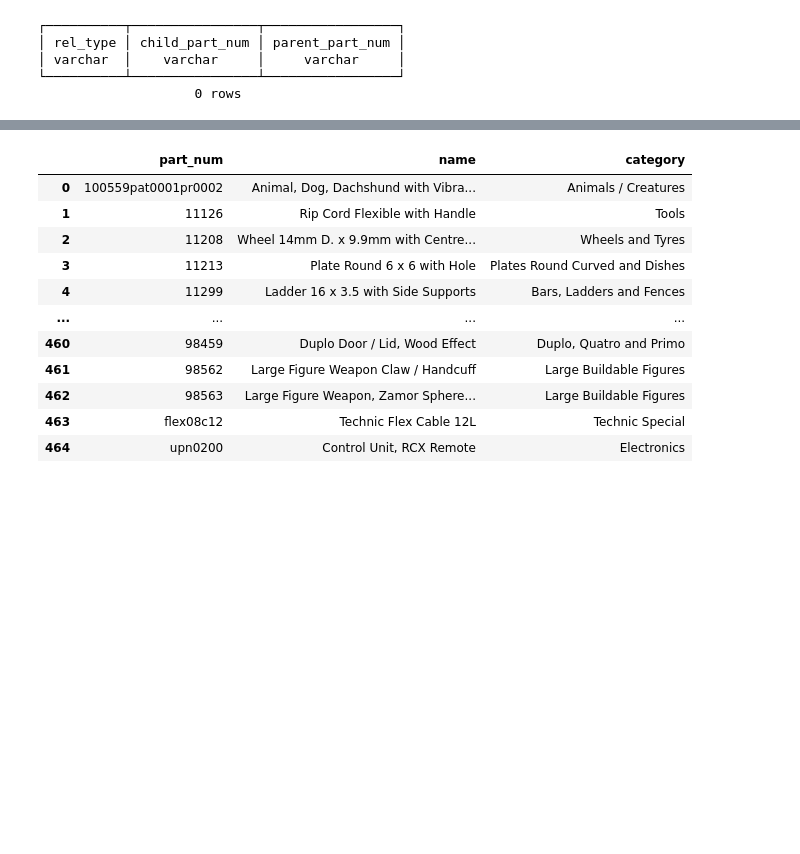
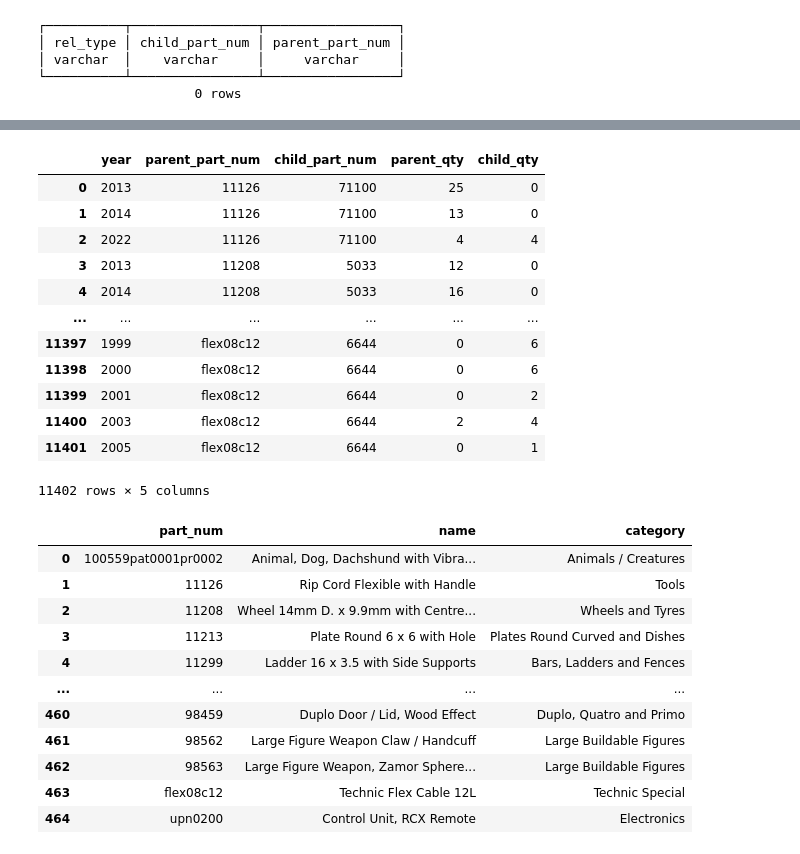
Before and after one commit to r4y856/Lego-Parts-Analysis, a Jupyter notebook: data_analysis_1.ipynb, the cells around one changed output, grey strips where cells are left out. Drawn from its saved outputs; the diff is of its cells as text; code cells hidden in the pictures; blank space fills up the shorter version.

```diff
--- a/data_analysis_1.ipynb
+++ b/data_analysis_1.ipynb
@@ -208,15 +130,0 @@ part_qty_per_year
-# %%
-parent_child_parts = duckdb.sql(
-"""
-SELECT
-    min_parent_year,
-    max_parent_year,
-    parent_part_num,
-    child_part_num,
-    min_child_year,
-    max_child_year
-FROM joined
-"""
-).df() #category and part names can be re-joined in Power BI to create a more efficient workflow.
-
-parent_child_parts
@@ -237 +131,65 @@ parent_child_parts
+# %%
+#for each row of parent and child parts, find the quantity of each part used across all sets, for each year that part was in production
+
+part_qty_per_year = duckdb.sql(
+"""
+    WITH generic_part_totals AS( --this CTE is similar to my orignal part_qty_per_year
+        SELECT
+            ip.part_num, -- 'parts' table not needed as part_num is in 'inventory_parts'!
+            s.year,
+            SUM(ip.quantity)::int AS quantity
+        FROM inventory_parts ip
+        JOIN inventories i ON ip.inventory_id = i.id
+        JOIN sets s ON i.set_num = s.set_num
+        GROUP BY ip.part_num, s.year
+    ),
+
+    valid_years_per_relationship AS(
+        SELECT DISTINCT ON (pcp.parent_part_num, pcp.child_part_num, gpt.year)
+            pcp.parent_part_num,
+            pcp.child_part_num,
+            gpt.year
+        FROM parent_child_parts pcp JOIN generic_part_totals gpt
+        ON pcp.parent_part_num = gpt.part_num OR pcp.child_part_num = gpt.part_num   --the DISTINCT will discard the
+    )
+
+    --combining 'generic_part_totals' and 'valid_years_per_relationship':
+
+    SELECT
+        vy.year,
+
+        vy.parent_part_num,
+        vy.child_part_num,
+
+        COALESCE(parent_pt.quantity, 0) AS parent_qty,
+        COALESCE(child_pt.quantity, 0) AS child_qty -- coalesce handles gaps in overlapping part timelines
+
+    FROM valid_years_per_relationship vy
+
+    LEFT JOIN generic_part_totals parent_pt ON vy.parent_part_num = parent_pt.part_num
+    AND vy.year = parent_pt.year
+
+    LEFT JOIN generic_part_totals child_pt ON vy.child_part_num = child_pt.part_num
+    AND vy.year = child_pt.year
+
+    ORDER BY parent_part_num, child_part_num, year
+
+"""
+).df()
+
+part_qty_per_year
+# %% [output]
+|  | year | parent_part_num | child_part_num | parent_qty | child_qty |
+| 0 | 2013 | 11126 | 71100 | 25 | 0 |
+| 1 | 2014 | 11126 | 71100 | 13 | 0 |
+| 2 | 2022 | 11126 | 71100 | 4 | 4 |
+| 3 | 2013 | 11208 | 5033 | 12 | 0 |
+| 4 | 2014 | 11208 | 5033 | 16 | 0 |
+| ... | ... | ... | ... | ... | ... |
+| 11397 | 1999 | flex08c12 | 6644 | 0 | 6 |
+| 11398 | 2000 | flex08c12 | 6644 | 0 | 6 |
+| 11399 | 2001 | flex08c12 | 6644 | 0 | 2 |
+| 11400 | 2003 | flex08c12 | 6644 | 2 | 4 |
+| 11401 | 2005 | flex08c12 | 6644 | 0 | 1 |
+11402 rows × 5 columns
 # %%
```
Also changed, not shown: parts of 11 cells of this notebook.
